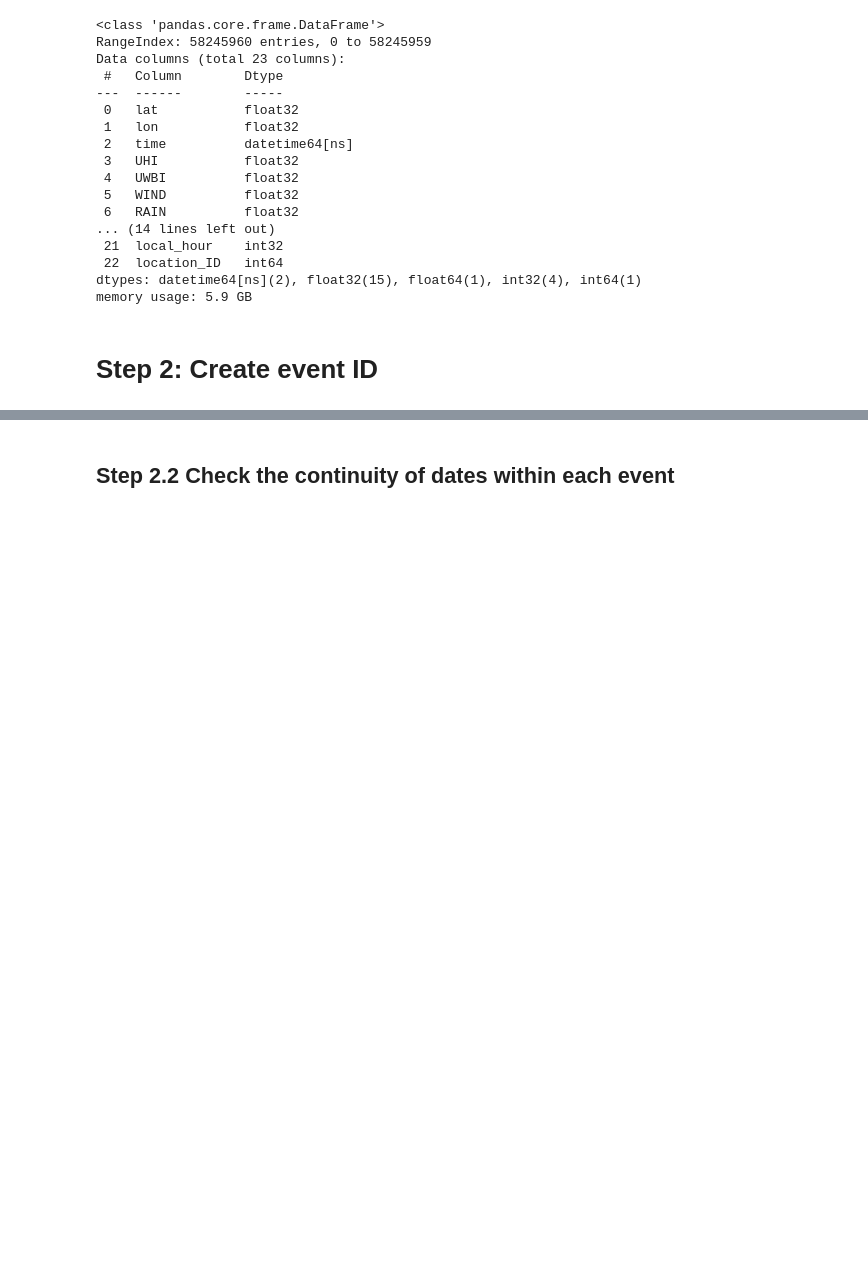
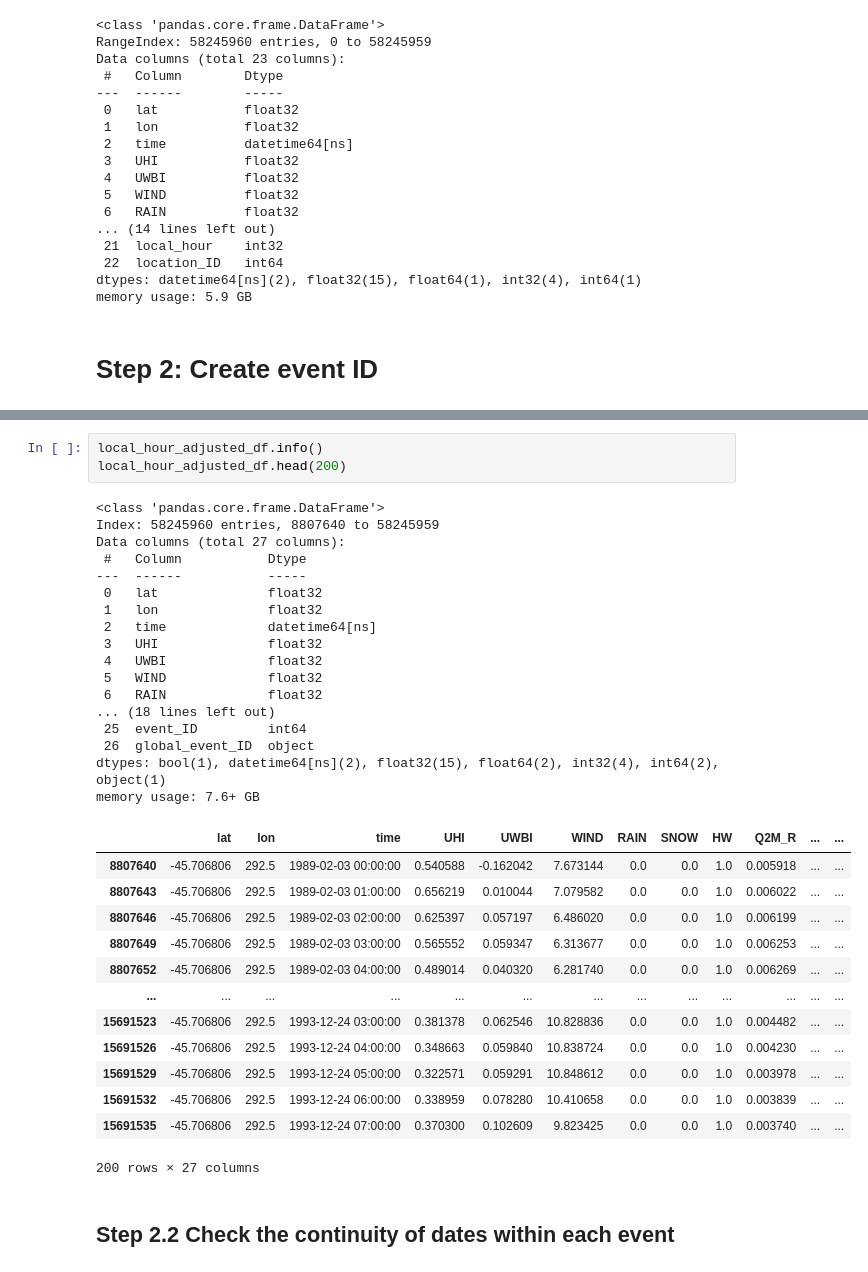
Before and after one commit to johnnyguo2007/research, a Jupyter notebook: hw_global/final/UHI_individual_event_analysis.ipynb, the cells around one changed output, grey strips where cells are left out. Cells and saved outputs as stored; diff of their text form; blank space fills up the shorter version.

```diff
--- a/hw_global/final/UHI_individual_event_analysis.ipynb
+++ b/hw_global/final/UHI_individual_event_analysis.ipynb
@@ -51,3 +57,37 @@ local_hour_adjusted_df['event_ID'] = (
+# %%
+local_hour_adjusted_df.info()
+local_hour_adjusted_df.head(200)
+# %% [output]
+<class 'pandas.core.frame.DataFrame'>
+Index: 58245960 entries, 8807640 to 58245959
+Data columns (total 27 columns):
+ #   Column           Dtype
+---  ------           -----
+ 0   lat              float32
+ 1   lon              float32
+ 2   time             datetime64[ns]
+ 3   UHI              float32
+ 4   UWBI             float32
+ 5   WIND             float32
+ 6   RAIN             float32
+... (18 lines left out)
+ 25  event_ID         int64
+ 26  global_event_ID  object
+dtypes: bool(1), datetime64[ns](2), float32(15), float64(2), int32(4), int64(2), object(1)
+memory usage: 7.6+ GB
+|  | lat | lon | time | UHI | UWBI | WIND | RAIN | SNOW | HW | Q2M_R | ... | ... |
+| 8807640 | -45.706806 | 292.5 | 1989-02-03 00:00:00 | 0.540588 | -0.162042 | 7.673144 | 0.0 | 0.0 | 1.0 | 0.005918 | ... | ... |
+| 8807643 | -45.706806 | 292.5 | 1989-02-03 01:00:00 | 0.656219 | 0.010044 | 7.079582 | 0.0 | 0.0 | 1.0 | 0.006022 | ... | ... |
+| 8807646 | -45.706806 | 292.5 | 1989-02-03 02:00:00 | 0.625397 | 0.057197 | 6.486020 | 0.0 | 0.0 | 1.0 | 0.006199 | ... | ... |
+| 8807649 | -45.706806 | 292.5 | 1989-02-03 03:00:00 | 0.565552 | 0.059347 | 6.313677 | 0.0 | 0.0 | 1.0 | 0.006253 | ... | ... |
+| 8807652 | -45.706806 | 292.5 | 1989-02-03 04:00:00 | 0.489014 | 0.040320 | 6.281740 | 0.0 | 0.0 | 1.0 | 0.006269 | ... | ... |
+| ... | ... | ... | ... | ... | ... | ... | ... | ... | ... | ... | ... | ... |
+| 15691523 | -45.706806 | 292.5 | 1993-12-24 03:00:00 | 0.381378 | 0.062546 | 10.828836 | 0.0 | 0.0 | 1.0 | 0.004482 | ... | ... |
+| 15691526 | -45.706806 | 292.5 | 1993-12-24 04:00:00 | 0.348663 | 0.059840 | 10.838724 | 0.0 | 0.0 | 1.0 | 0.004230 | ... | ... |
+| 15691529 | -45.706806 | 292.5 | 1993-12-24 05:00:00 | 0.322571 | 0.059291 | 10.848612 | 0.0 | 0.0 | 1.0 | 0.003978 | ... | ... |
+| 15691532 | -45.706806 | 292.5 | 1993-12-24 06:00:00 | 0.338959 | 0.078280 | 10.410658 | 0.0 | 0.0 | 1.0 | 0.003839 | ... | ... |
+| 15691535 | -45.706806 | 292.5 | 1993-12-24 07:00:00 | 0.370300 | 0.102609 | 9.823425 | 0.0 | 0.0 | 1.0 | 0.003740 | ... | ... |
+200 rows × 27 columns
 # %% [markdown]
 ##  Step 2.2 Check the continuity of dates within each event
 # %%
```
Also changed, not shown: parts of 32 cells of this notebook, 1 other file.
